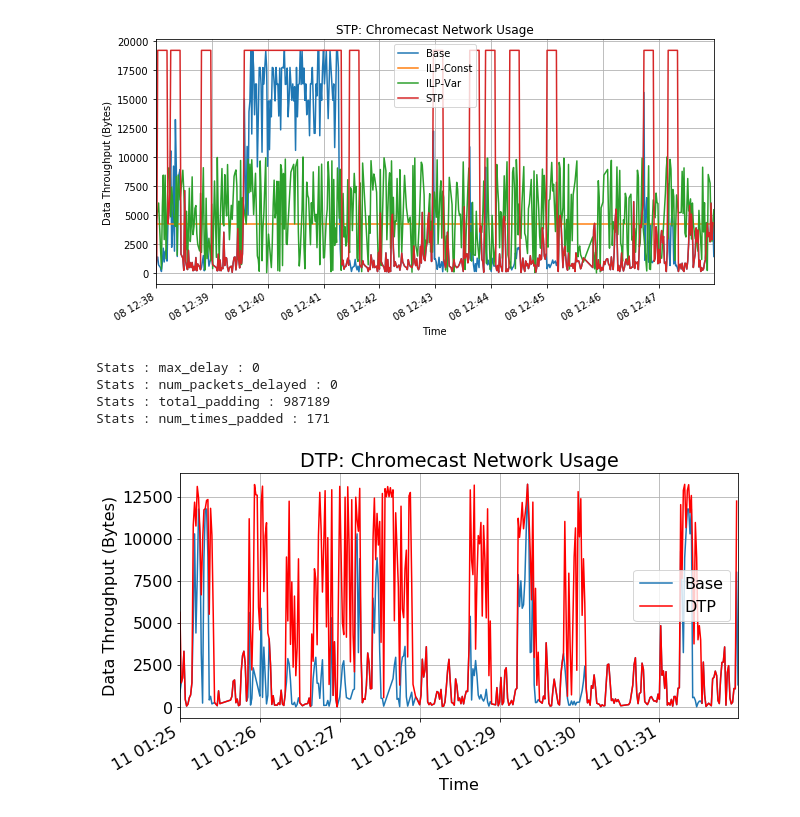
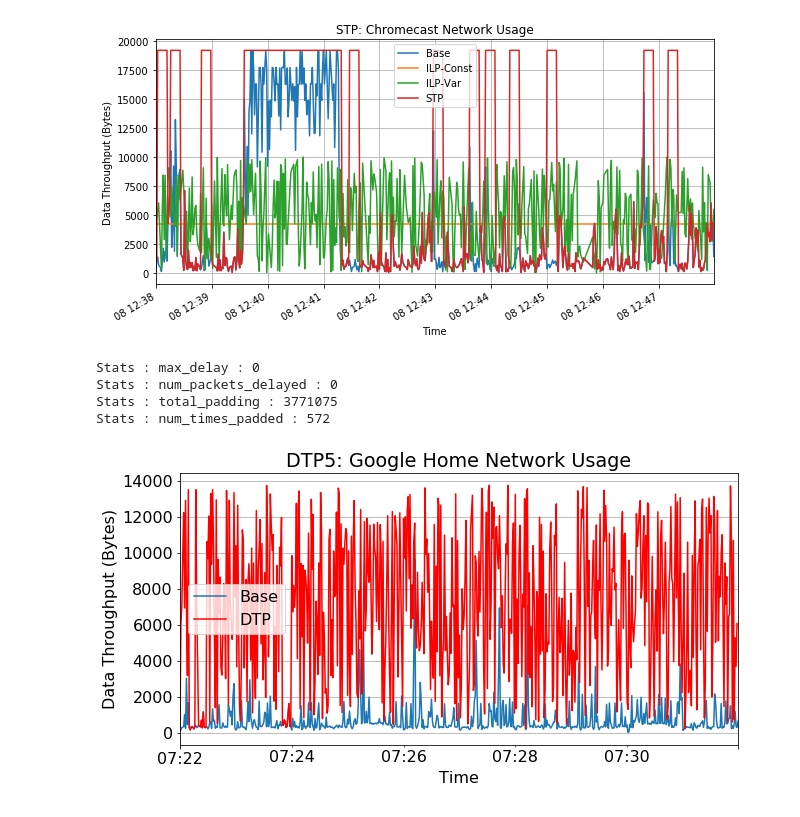
Before and after one commit to ayanpatel/iot-sec, a Jupyter notebook: plotDB.ipynb, the cells around one changed output. Cells and saved outputs as stored; diff of their text form; code cells hidden in the pictures.

Commit message:
google home dtp

```diff
--- a/plotDB.ipynb
+++ b/plotDB.ipynb
@@ -581,7 +593,7 @@ plt.show()
 def stp_var_alg(input_df, R, q, threshold):
     output_df = pd.DataFrame(columns=['Time', 'Size'])
     stats = {'max_delay' : 0, 'num_packets_delayed' : 0, 'total_padding' : 0, 'num_times_padded' : 0}
-    T = 15 #Time period length in sec
+    T = 10 #Time period length in sec
     padStart = 0
     padEnd = 0
     padOffset = 0
@@ -635,18 +645,20 @@ chromecast_dtp_df, chromecast_dtp_stats = stp_var_alg(df, int(df['Size'].max()),
+# %%
+googlehome_dtp_df, googlehome_dtp_stats = stp_var_alg(df2, 13780, 1.0, 4000)
 # %%
-for stat in chromecast_dtp_stats:
-    print("Stats : {} : {}".format(stat,chromecast_dtp_stats[stat]))
+for stat in googlehome_dtp_stats:
+    print("Stats : {} : {}".format(stat,googlehome_dtp_stats[stat]))
 # %% [output]
 Stats : max_delay : 0
 Stats : num_packets_delayed : 0
-Stats : total_padding : 987189
-Stats : num_times_padded : 171
+Stats : total_padding : 3771075
+Stats : num_times_padded : 572
 # %%
-ax = df.plot(x='Time', y='Size', kind='line', grid=True, title='Chromecast Network Usage', figsize=(10,5))
+ax = df2.plot(x='Time', y='Size', kind='line', grid=True, title='Google Home Network Usage', figsize=(10,5))
 ax.set_xlabel('Time')
 ax.set_ylabel('Data Throughput (Bytes)')
-chromecast_dtp_df.plot(x='Time', y='Size', kind='line', grid=True, title='DTP: Chromecast Network Usage', figsize=(10,5), ax=ax, color='red')
+googlehome_dtp_df.plot(x='Time', y='Size', kind='line', grid=True, title='DTP5: Google Home Network Usage', figsize=(10,5), ax=ax, color='red')
 plt.legend(['Base', 'DTP'])
-plt.savefig('figures/chromecast_dtp.png')
+plt.savefig('figures/googlehome_dtp5.png')
 plt.show()
 # %% [output]
-[figure, old version]
+[figure, new version]
```
Also changed, not shown: parts of 5 cells of this notebook, 4 other files.
